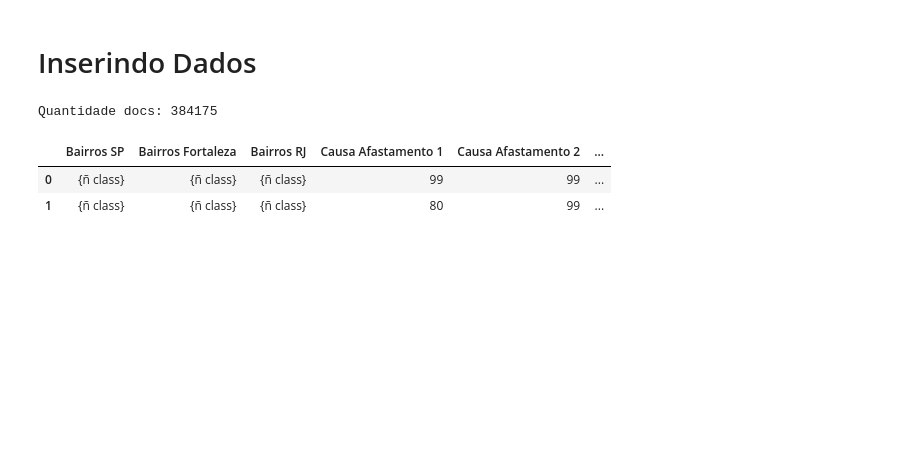
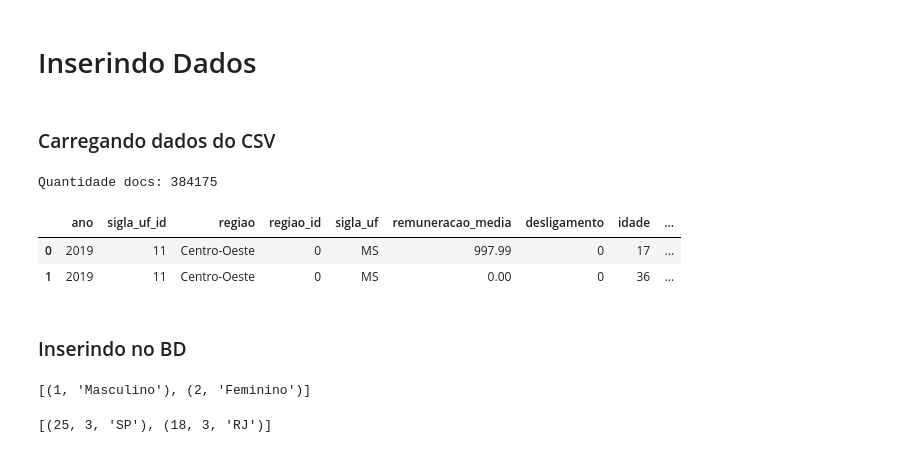
Before and after one commit to celiudos/unb_artigo_mineracao_dados, a Jupyter notebook: src/FBD/projeto_FBD.ipynb, the cells around one changed output. Saved outputs shown, nothing was run; the diff lists cells and outputs as text; code cells hidden in the pictures; blank space fills up the shorter version.

```diff
--- a/src/FBD/projeto_FBD.ipynb
+++ b/src/FBD/projeto_FBD.ipynb
@@ -191,25 +221,28 @@ Creating table titles: OK
 # %% [markdown]
 # Inserindo Dados
+# %% [markdown]
+### Carregando dados do CSV
 # %%
 import pandas as pd
 
 # # Mostrar mais colunas
 pd.set_option("display.max_columns", 100)
 pd.set_option('display.max_colwidth', 100)
 
-
 df = pd.read_parquet(
-    f"../output/silver/rais_TODOS_ANOS_TODAS_COLS_RAIS_VINC_PUB.parquet.gzip")
+    "../output/gold/rais_TODOS_ANOS_comJoin_RAIS_VINC_PUB.parquet.gzip")
 
 qnt_total = len(df)
 
 print(f"""
 Quantidade docs: {qnt_total}
 """)
 
 df.head(2)
 # %% [output]
 Quantidade docs: 384175
-|  | Bairros SP | Bairros Fortaleza | Bairros RJ | Causa Afastamento 1 | Causa Afastamento 2 | ... |
-| 0 | {ñ class} | {ñ class} | {ñ class} | 99 | 99 | ... |
-| 1 | {ñ class} | {ñ class} | {ñ class} | 80 | 99 | ... |
+|  | ano | sigla_uf_id | regiao | regiao_id | sigla_uf | remuneracao_media | desligamento | idade | ... |
+| 0 | 2019 | 11 | Centro-Oeste | 0 | MS | 997.99 | 0 | 17 | ... |
+| 1 | 2019 | 11 | Centro-Oeste | 0 | MS | 0.00 | 0 | 36 | ... |
+# %% [markdown]
+### Inserindo no BD
@@ -215,0 +254,16 @@ Quantidade docs: 384175
+# %%
+def get_coluna_id_valor(coluna_id, coluna_valor):
+    counts = df[[coluna_id, coluna_valor]].value_counts()
+    return counts.index.tolist()
+
+get_coluna_id_valor("sexo_id", "sexo")
+# %% [output]
+[(1, 'Masculino'), (2, 'Feminino')]
+# %%
+def get_uf_and_regiao_id():
+    counts = df[["sigla_uf_id", "regiao_id", "sigla_uf"]].value_counts()
+    return counts.index.tolist()
+
+get_uf_and_regiao_id()[:2]
+# %% [output]
+[(25, 3, 'SP'), (18, 3, 'RJ')]
```
Also changed, not shown: parts of 23 cells of this notebook, 5 other files.
